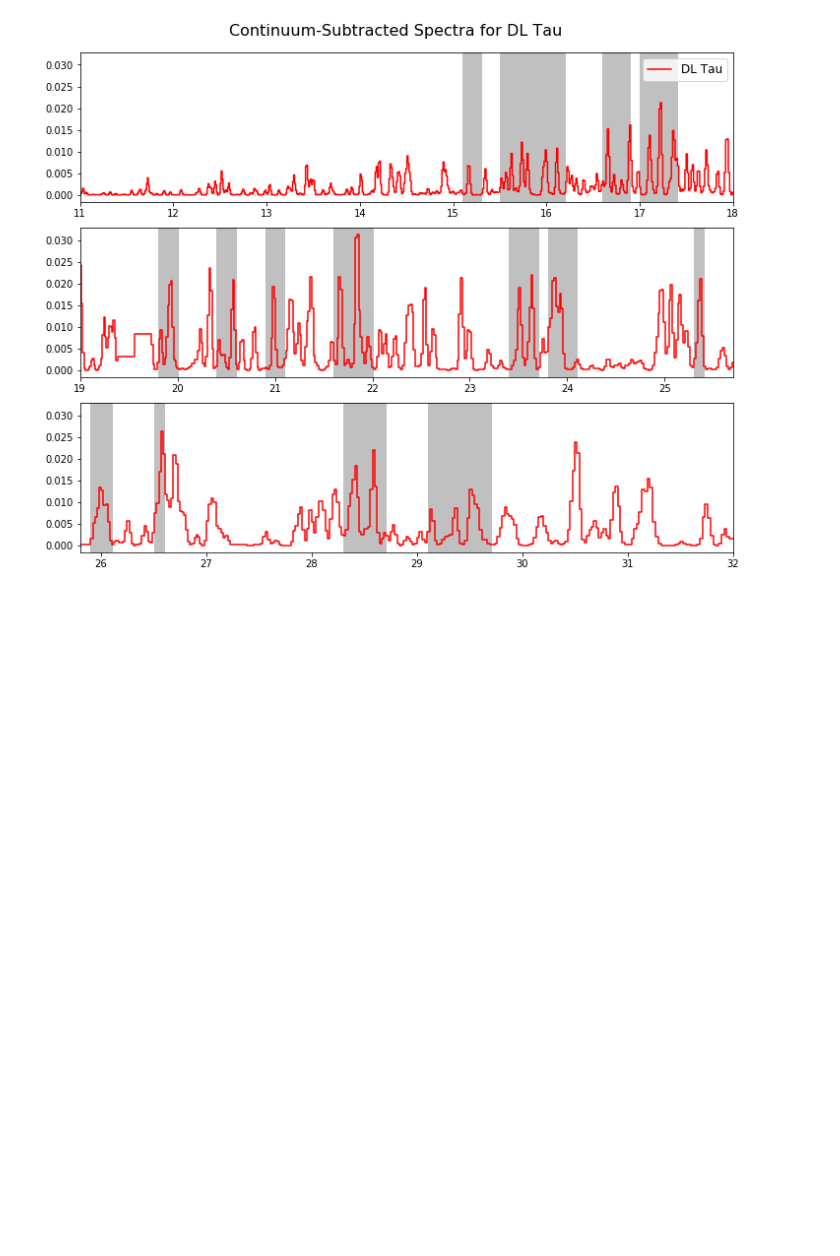
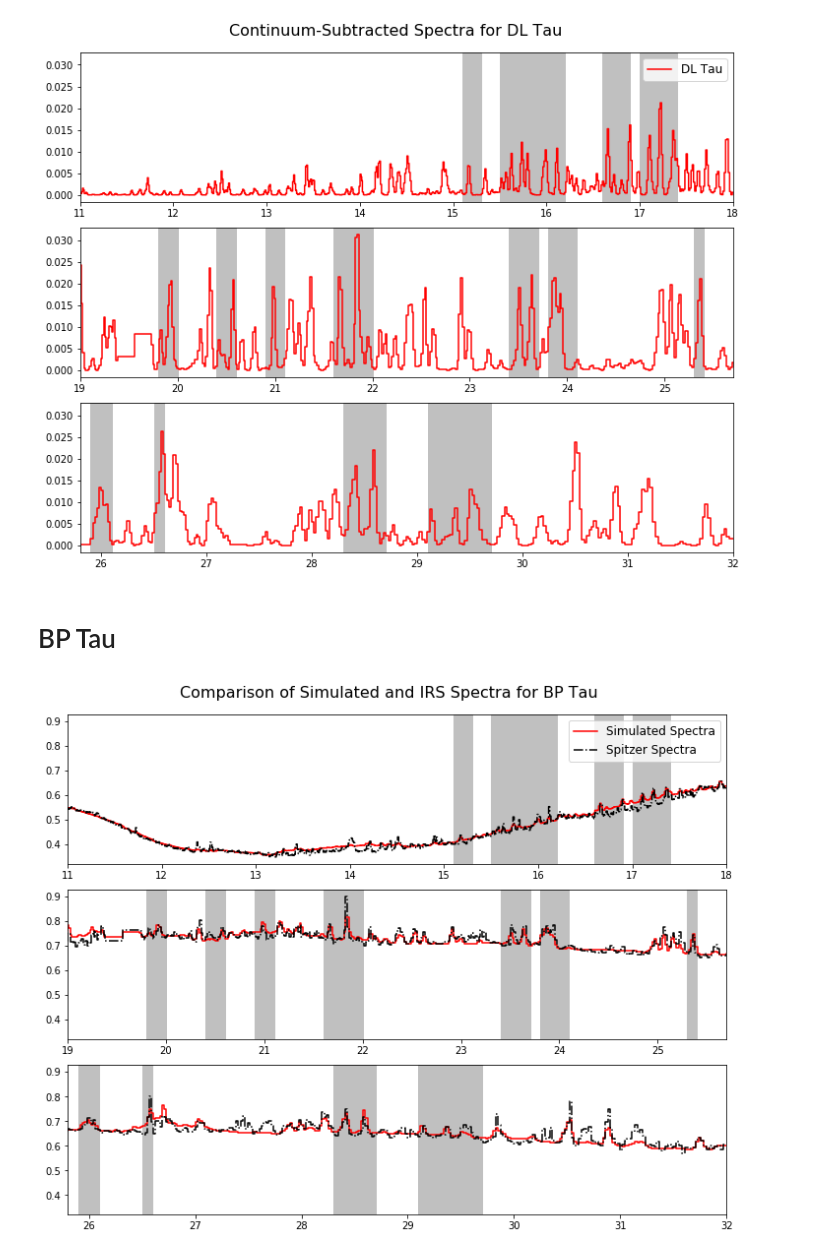
Before and after one commit to mmjames1/azprojectcode, a Jupyter notebook: TAU-Spectra-Fit-Update.ipynb, the cells around one changed output. Saved outputs shown, nothing was run; the diff lists cells and outputs as text; code cells hidden in the pictures; blank space fills up the shorter version.

```diff
--- a/TAU-Spectra-Fit-Update.ipynb
+++ b/TAU-Spectra-Fit-Update.ipynb
@@ -112,3 +124,69 @@ fig.subplots_adjust(top=0.93)
 legend = axs[0].legend(loc='upper right',fontsize='large')
 # %% [output]
 [figure]
+# %% [markdown]
+# BP Tau
+# %%
+#import the spitzer IRS data
+dataSH = fits.open('/Users/mackenzie/REDUCED/BPTAU_SH_final.fits')
+dataLH = fits.open('/Users/mackenzie/REDUCED/BPTAU_LH_final.fits')
+x = np.append(dataSH[1].data['WAVE'][0],dataLH[1].data['WAVE'][0])
+y = np.append(dataSH[1].data['SPEC'][0],dataLH[1].data['SPEC'][0])
+good = np.logical_not(np.isnan(y))
+Lam_IRS = x[good]
+Flux = y[good]
+
+#Data from line fitting - continuum subtracted!
+BPdata = pd.read_csv('Spectrum_BPTau.csv')
+#lists from the columns
+Lam = BPdata['Lam[micron]'].tolist()
+Line_Only = BPdata['Only_Line[Jy]'].tolist()
+Line_Cont = BPdata['Line+Cont.[Jy]'].tolist()
+# %%
+#plotting in the 3 panel format
+
+fig, axs = plt.subplots(3, figsize=(10,8), sharex=False, sharey=False)
+
+axs[0].plot(Lam,Line_Cont,drawstyle='steps-mid',color='red',label="Simulated Spectra")
+axs[0].plot(Lam_IRS,Flux,drawstyle='steps-mid',linestyle='dashdot',color='black',label="Spitzer Spectra")
+axs[0].set_xlim(11,18)
+#axs[0].set_ylim(0.8,1.1)
+#fitting range
+axs[0].axvspan(15.1, 15.3, color='silver')
+axs[0].axvspan(15.5, 16.2, color='silver')
+axs[0].axvspan(16.6, 16.9, color='silver')
+axs[0].axvspan(17.0, 17.4, color='silver')
+
+axs[1].plot(Lam,Line_Cont,drawstyle='steps-mid',color='red',label="Simulated Spectra")
+axs[1].plot(Lam_IRS,Flux,drawstyle='steps-mid',linestyle='dashdot',color='black',label="Spitzer Spectra")
+axs[1].set_xlim(19,25.7)
+#axs[1].set_ylim(1.0,1.3)
+#fitting range
+axs[1].axvspan(19.8, 20.0, color='silver')
+axs[1].axvspan(20.4, 20.6, color='silver')
+axs[1].axvspan(20.9, 21.1, color='silver')
+axs[1].axvspan(21.6, 22.0, color='silver')
+axs[1].axvspan(23.4, 23.7, color='silver')
+axs[1].axvspan(23.8, 24.1, color='silver')
+axs[1].axvspan(25.3, 25.4, color='silver')
+
+axs[2].plot(Lam,Line_Cont,drawstyle='steps-mid',color='red',label="Simulated Spectra")
+axs[2].plot(Lam_IRS,Flux,drawstyle='steps-mid',linestyle='dashdot',color='black',label="Spitzer Spectra")
+axs[2].set_xlim(25.8,32)
+#axs[2].set_ylim(1.0,1.3)
+#fitting range
+axs[2].axvspan(25.9, 26.1, color='silver')
+axs[2].axvspan(26.5, 26.6, color='silver')
+axs[2].axvspan(28.3, 28.7, color='silver')
+axs[2].axvspan(21.6, 22.0, color='silver')
+axs[2].axvspan(29.1, 29.7, color='silver')
+axs[2].axvspan(32.7, 33.3, color='silver')
+axs[2].axvspan(33.4, 33.6, color='silver')
+
+
+fig.suptitle("Comparison of Simulated and IRS Spectra for BP Tau",fontsize = 16)
+fig.tight_layout()
+fig.subplots_adjust(top=0.93)
+legend = axs[0].legend(loc='upper right',fontsize='large')
+# %% [output]
+[figure, added]
```
Also changed, not shown: parts of 7 cells of this notebook.
